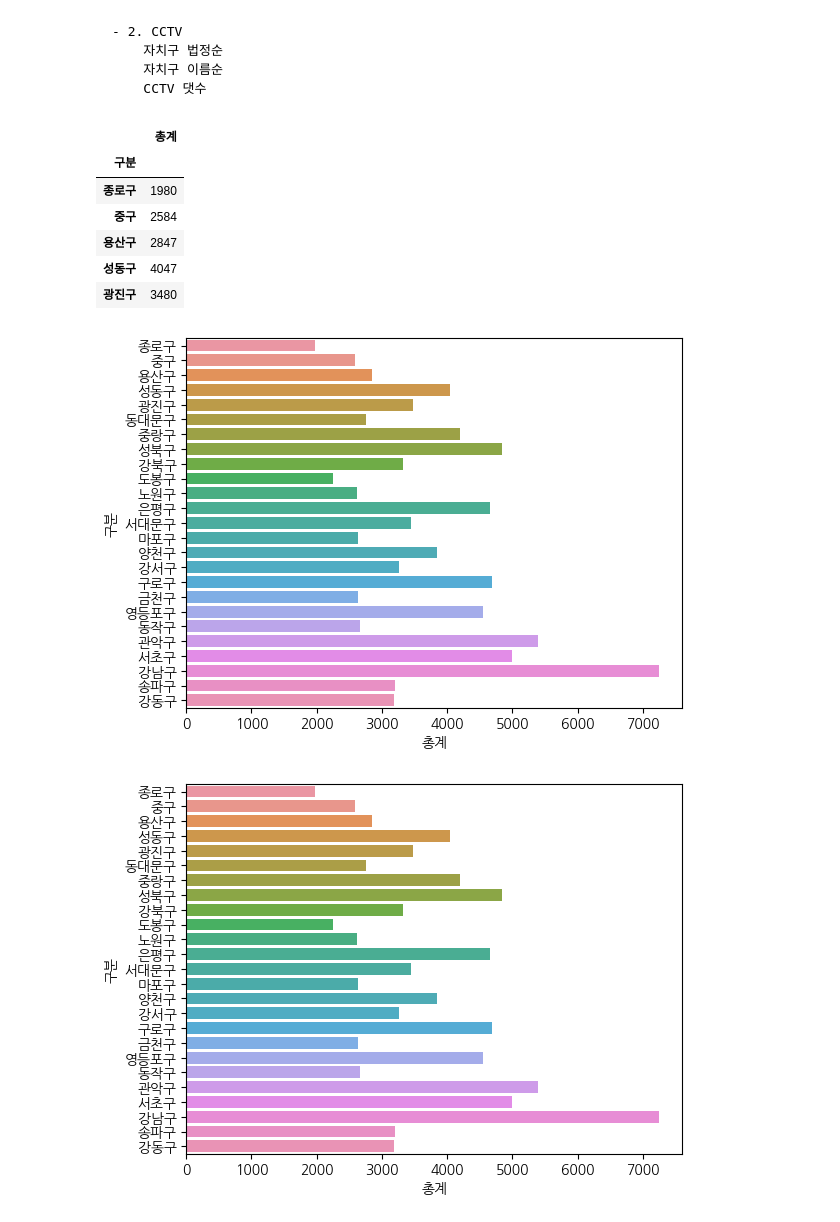
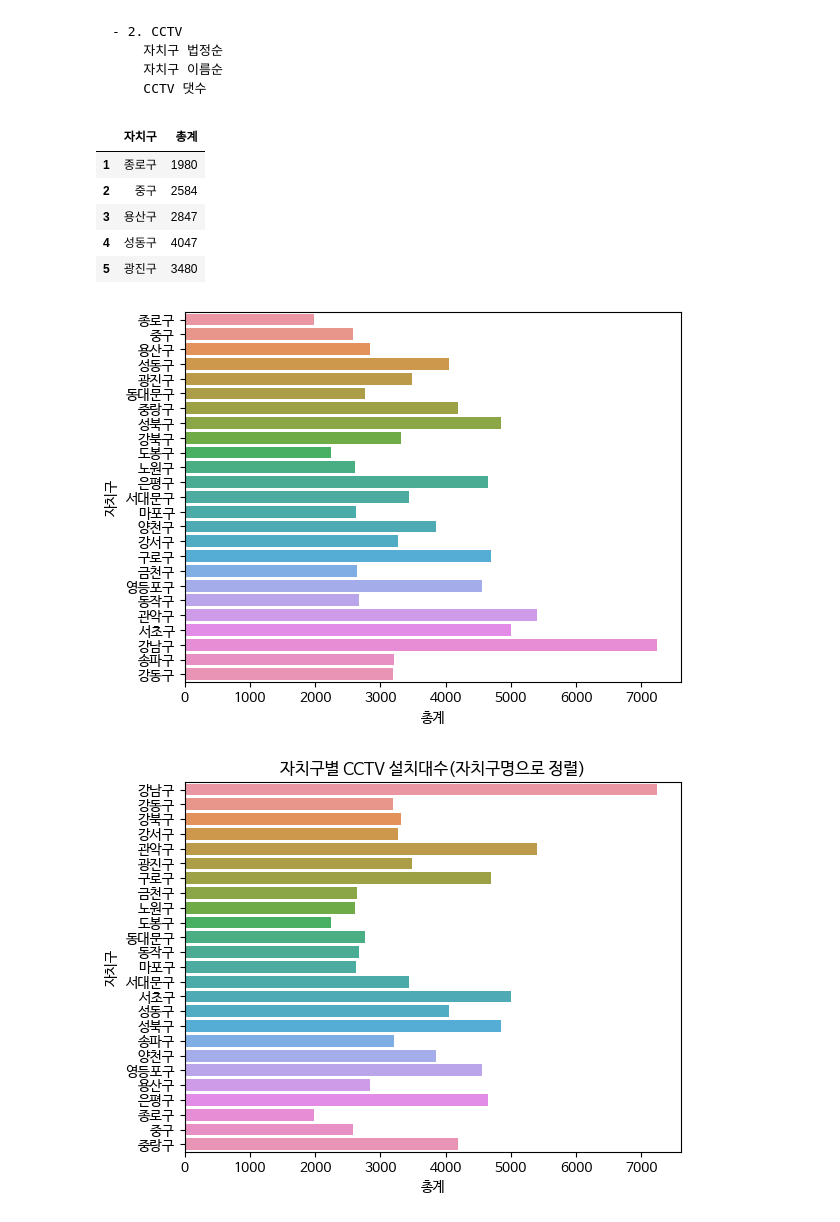
Before and after one commit to ssmpet/DataAnalysis_Lecture-2023.04, a Jupyter notebook: 03.시각화/05.Seaborn.ipynb, the cells around one changed output. Drawn from its saved outputs; the diff is of its cells as text; code cells hidden in the pictures.

```diff
--- a/03.시각화/05.Seaborn.ipynb
+++ b/03.시각화/05.Seaborn.ipynb
@@ -10,13 +10,13 @@ import matplotlib.font_manager as fm
 # plt.rcParams['font.family'] = 'Malgun Gothic'
 plt.rcParams['axes.unicode_minus'] = False
 
-# path = 'C:/Users/YOnSAI/AppData/Local/Microsoft/Windows/Fonts'
-# fm.fontManager.addfont(path + '/D2Coding-Ver1.3.2-20180524.ttf')
-# plt.rcParams['font.family'] = 'D2Coding'
+path = 'C:/Users/YOnSAI/AppData/Local/Microsoft/Windows/Fonts'
+fm.fontManager.addfont(path + '/NanumBarunGothic.ttf')
+plt.rcParams['font.family'] = 'NanumBarunGothic'
 
-path = 'C:\\Users\\sujung\\AppData\\Local\\Microsoft\\Windows\\Fonts'   # 집
-fm.fontManager.addfont(path + '\\NanumGothic.ttf')
-plt.rcParams['font.family'] = 'NanumGothic'
+# path = 'C:\\Users\\sujung\\AppData\\Local\\Microsoft\\Windows\\Fonts'   # 집
+# fm.fontManager.addfont(path + '\\NanumGothic.ttf')
+# plt.rcParams['font.family'] = 'NanumGothic'
 # %%
 iris = sns.load_dataset("iris")         # 붓꽃 데이터
 titanic = sns.load_dataset("titanic")   # 타이타닉호 데이터
@@ -334,23 +341,24 @@ cctv.columns = columns
 cctv.drop(index=0, inplace=True)
 cctv.구분 = cctv.구분.str.replace(' ', '')
 cctv = cctv[['구분', '총계']]
-cctv.set_index('구분', inplace=True)
+cctv.columns = ['자치구', '총계']
+# cctv.set_index('구분', inplace=True)
 cctv.head()
 # %% [output]
-|  | 총계 |
-| 구분 |  |
-| 종로구 | 1980 |
-| 중구 | 2584 |
-| 용산구 | 2847 |
-| 성동구 | 4047 |
-| 광진구 | 3480 |
+|  | 자치구 | 총계 |
+| 1 | 종로구 | 1980 |
+| 2 | 중구 | 2584 |
+| 3 | 용산구 | 2847 |
+| 4 | 성동구 | 4047 |
+| 5 | 광진구 | 3480 |
 # %%
-sns.barplot(x='총계', y=cctv.index, data=cctv)
+sns.barplot(x='총계', y='자치구', data=cctv)
 plt.show()
 # %% [output]
-[figure, old version]
+[figure, new version]
 # %%
-sns.barplot(x='총계', y=cctv.index, data=cctv)
+sns.barplot(x='총계', y=cctv.자치구.sort_values(), data=cctv)
+plt.title('자치구별 CCTV 설치대수(자치구명으로 정렬)')
 plt.show()
 # %% [output]
-[figure, old version]
+[figure, new version]
```
Also changed, not shown: parts of 16 cells of this notebook, 3 other files.
